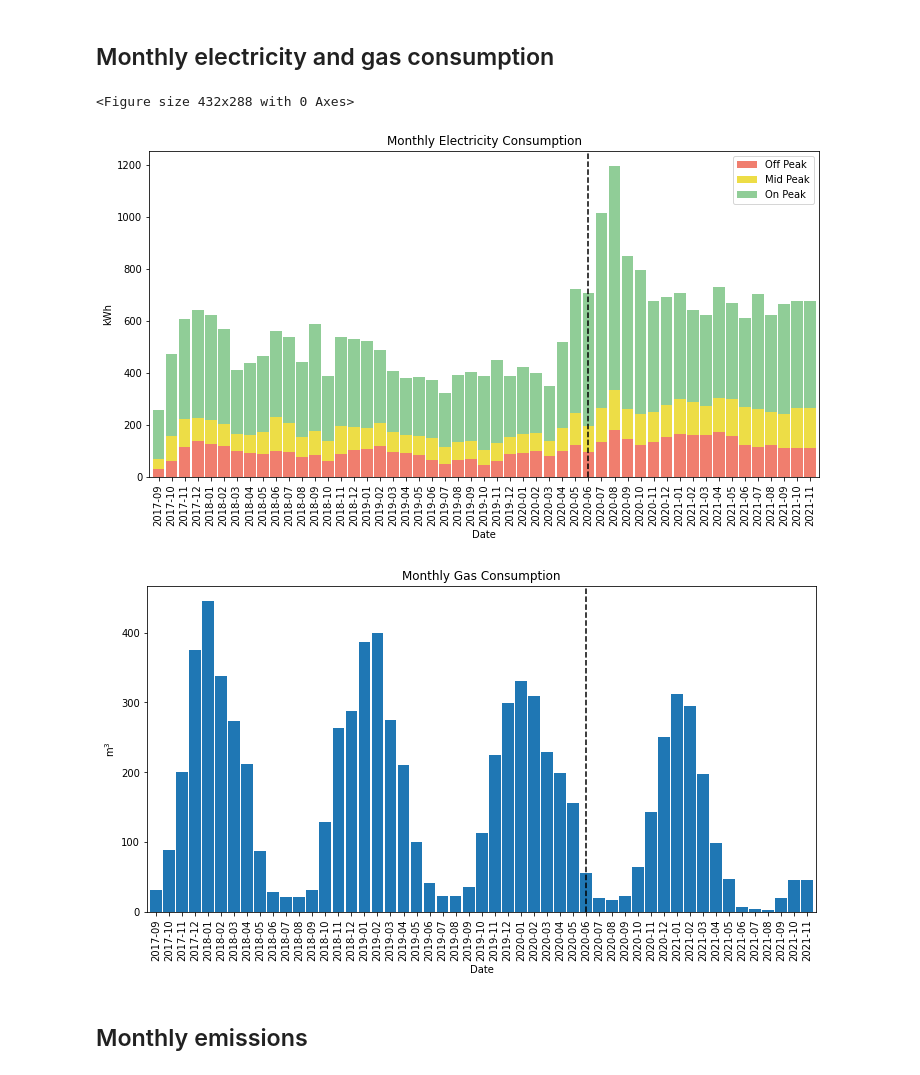
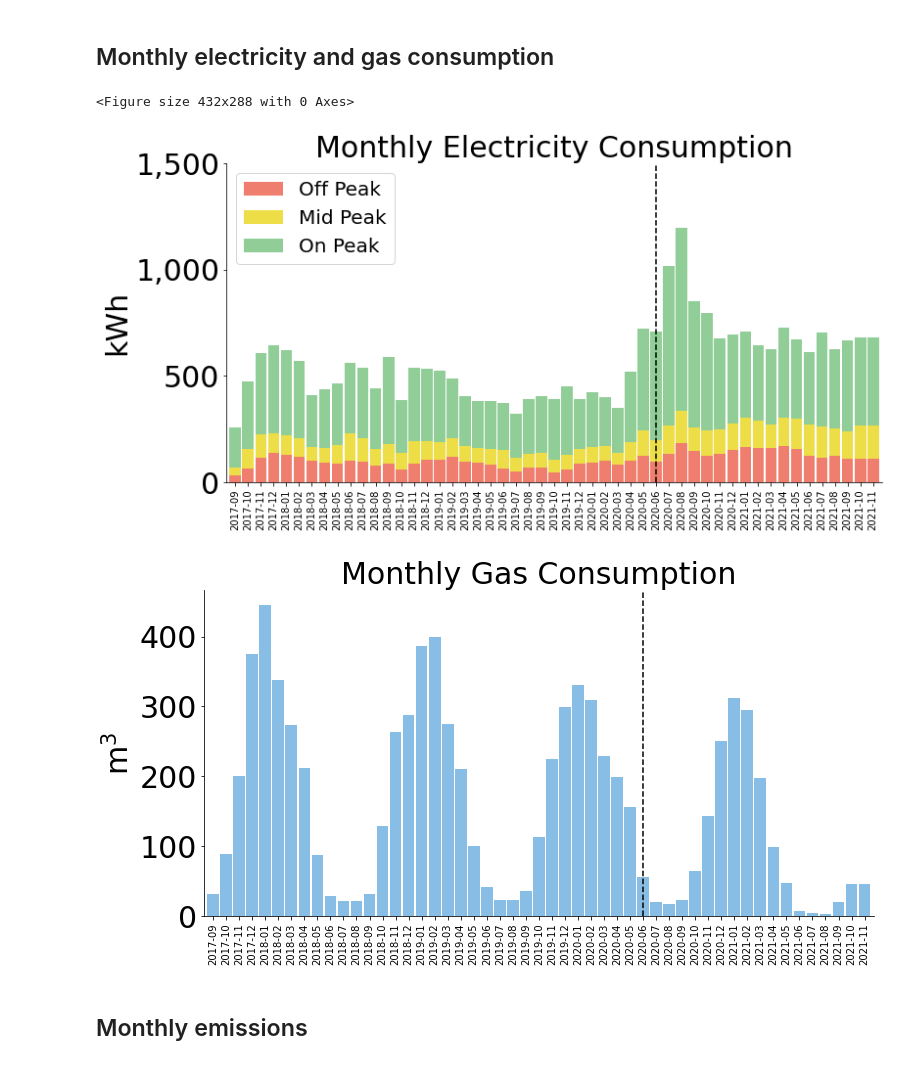
Before and after one commit to ryanfobel/utility-bill-scraper, a Jupyter notebook: notebooks/features/case_study.ipynb, the cells around one changed output. Saved outputs shown, nothing was run; the diff lists cells and outputs as text; code cells hidden in the pictures.

```diff
--- a/notebooks/features/case_study.ipynb
+++ b/notebooks/features/case_study.ipynb
@@ -35,19 +35,24 @@ import matplotlib.pyplot as plt
 import numpy as np
 import pandas as pd
 
-#from utility_bill_scraper import LIGHT_COLORMAP
+from utility_bill_scraper import LIGHT_COLORMAP
 import utility_bill_scraper.canada.on.kitchener_wilmot_hydro as kwh
 import utility_bill_scraper.canada.on.kitchener_utilities as ku
 from utility_bill_scraper import GAS_KGCO2_PER_CUBIC_METER
 
 # Plotting preferences
-#plt.rc("axes", prop_cycle=cycler("color", LIGHT_COLORMAP))
+plt.rc("axes", prop_cycle=cycler("color", LIGHT_COLORMAP))
 figsize = (12, 6)
 bin_width = 0.9
 alpha = 0.5
 transparent = False
 bbox_inches = "tight"
 facecolor = "white"
+
+title_size=30
+ylabel_size=30
+legend_size=25
+font_size=25
 
 # Load the `.env` file into the environment if it exists
 load_dotenv()
@@ -113,52 +110,74 @@ cost["Electricity"] = electricity["Total"]
 # %% [markdown]
 ## Monthly electricity and gas consumption
 # %%
+tco2 = pd.DataFrame()
+tco2["Gas"] = gas["kgCO2"] / 1e3
+tco2["Electricity"] = electricity["kgCO2"] / 1e3
+
+cost = pd.DataFrame()
+cost["Gas"] = gas["Gas Charges"]
+cost["Electricity"] = electricity["Total"]
+
 water_heater_install = [i for i, date in enumerate(tco2.index) if date.isoformat()[:7] == "2020-06"][0]
 
 plt.figure()
 electricity[["On Peak Consumption", "Mid Peak Consumption", "Off Peak Consumption"]].plot.bar(
     stacked=True,
     width=bin_width,
     color=["#F07E6E", "#EDDD46", "#90CD97"],
     figsize=figsize,
 )
 plt.ylim((0, None))
-plt.title("Monthly Electricity Consumption")
-plt.ylabel("kWh")
-plt.legend(["Off Peak", "Mid Peak", "On Peak", "Total"])
+plt.yticks(np.arange(0, 2000, step=500),
+    ["{:,}".format(tic) for tic in np.arange(0, 2000, step=500)],
+    fontsize=30,
+);
+plt.title("Monthly Electricity Consumption", fontsize=title_size)
+plt.xlabel("")
+plt.ylabel("kWh", fontsize=ylabel_size)
+plt.legend(["Off Peak", "Mid Peak", "On Peak", "Total"], fontsize=20, loc="upper left")
 os.makedirs("images", exist_ok=True)
+plt.gca().spines.top.set_visible(False)
+plt.gca().spines.right.set_visible(False)
+locs, labels = plt.xticks()
+plt.xticks(locs, labels=[label.get_text()[:7] for label in labels]);
+plt.plot([water_heater_install, water_heater_install], plt.ylim(), 'k--')
 plt.savefig(
-    os.path.join("images", "monthly_electricity_consumption.png"),
+    os.path.join("images", "monthly_electricity_consumption.svg"),
     bbox_inches=bbox_inches,
     transparent=transparent,
     facecolor=facecolor,
 )
-locs, labels = plt.xticks()
-plt.xticks(locs, labels=[label.get_text()[:7] for label in labels]);
-plt.plot([water_heater_install, water_heater_install], plt.ylim(), 'k--')
 
 plt.figure()
 gas["Gas Consumption"].plot.bar(
     width=bin_width,
     figsize=figsize,
 )
 plt.ylim((0, None))
-plt.title("Monthly Gas Consumption")
-plt.ylabel("m$^3$")
+plt.title("Monthly Gas Consumption", fontsize=title_size)
+plt.ylabel("m$^3$", fontsize=ylabel_size)
 os.makedirs("images", exist_ok=True)
+plt.yticks(np.arange(0, 500, step=100),
+    ["{:,}".format(tic) for tic in np.arange(0, 500, step=100)],
+    fontsize=30,
+);
+plt.xlabel("")
+plt.plot([water_heater_install, water_heater_install], plt.ylim(), 'k--');
+plt.gca().spines.top.set_visible(False)
+plt.gca().spines.right.set_visible(False)
+locs, labels = plt.xticks()
+plt.xticks(locs, labels=[label.get_text()[:7] for label in labels])
 plt.savefig(
-    os.path.join("images", "monthly_gas_consumption.png"),
+    os.path.join("images", "monthly_gas_consumption.svg"),
     bbox_inches=bbox_inches,
     transparent=transparent,
     facecolor=facecolor,
 )
-locs, labels = plt.xticks()
-plt.xticks(locs, labels=[label.get_text()[:7] for label in labels])
-plt.plot([water_heater_install, water_heater_install], plt.ylim(), 'k--');
 # %% [output]
 <Figure size 432x288 with 0 Axes>
-[figure, old version]
+[figure, new version]
-[figure, old version]
+[figure, new version]
 # %% [markdown]
 ## Monthly emissions
 # %%
```
Also changed, not shown: parts of 7 cells of this notebook, 10 other files.
